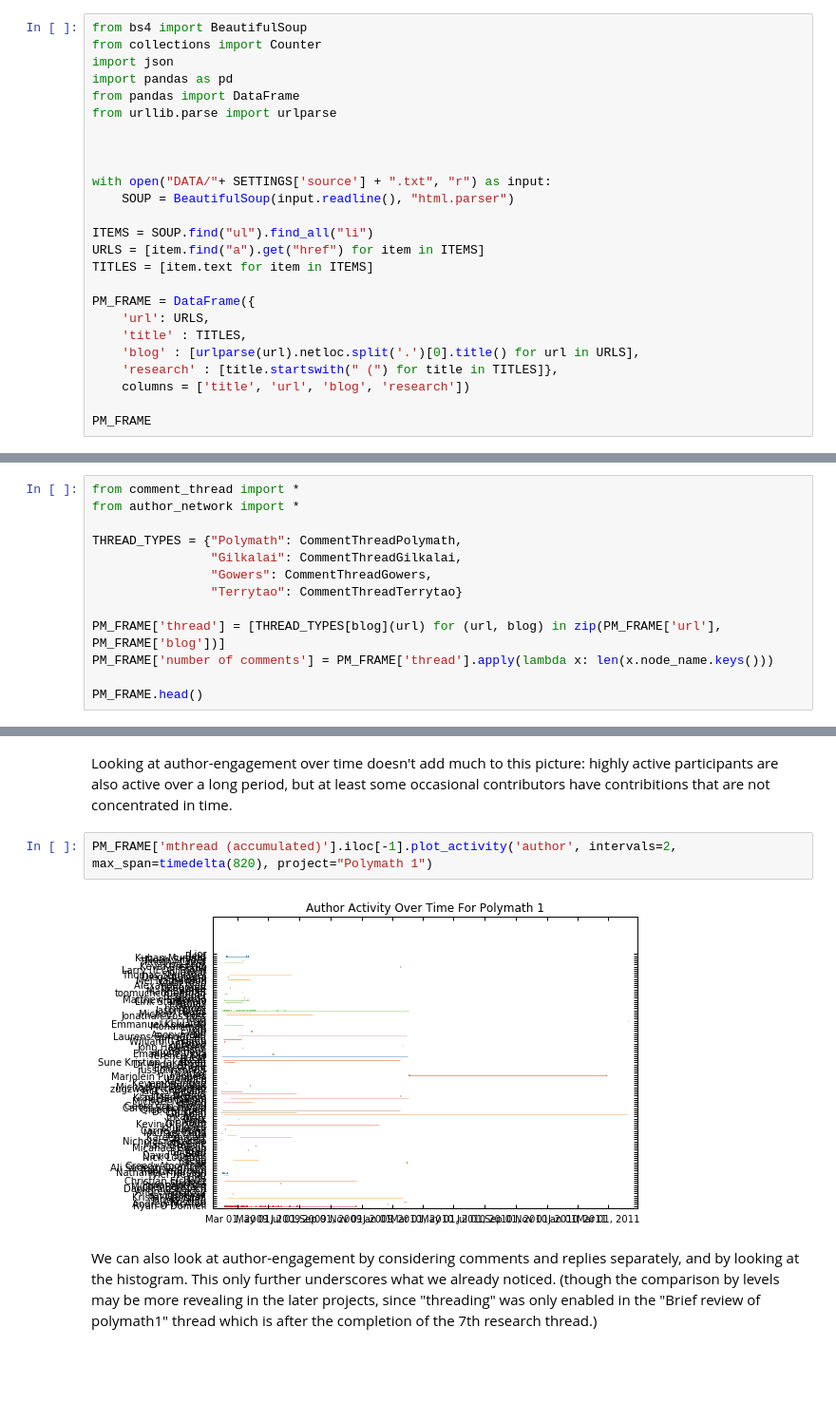
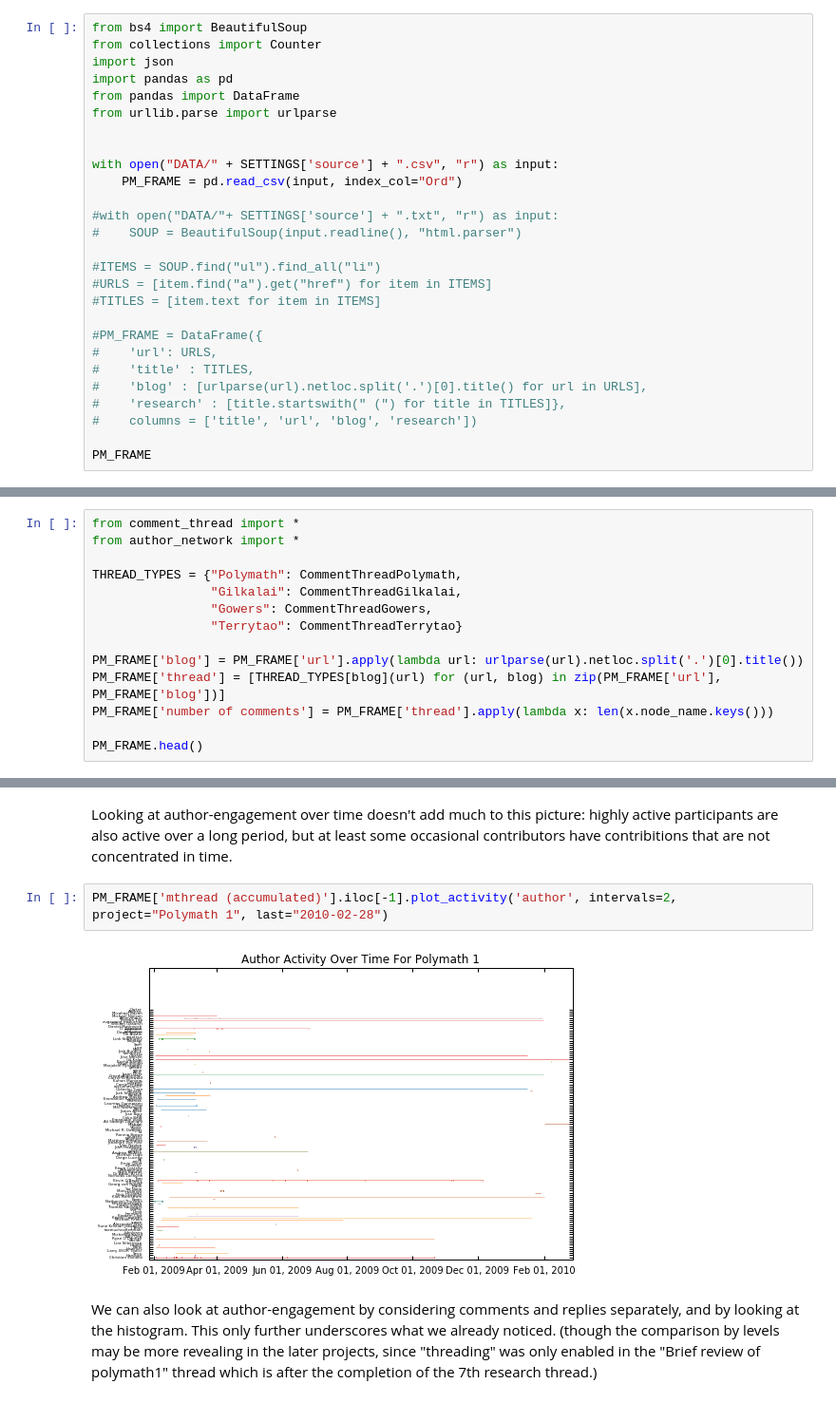
Before and after one commit to patrickallo/mathpracmod, a Jupyter notebook: PolymathGeneric.ipynb, the cells around one changed output, grey strips where cells are left out. Shown at 95% size. Cells and saved outputs as stored; diff of their text form; blank space fills up the shorter version.

```diff
--- a/PolymathGeneric.ipynb
+++ b/PolymathGeneric.ipynb
@@ -43,20 +43,22 @@ from pandas import DataFrame
 from urllib.parse import urlparse
 
 
+with open("DATA/" + SETTINGS['source'] + ".csv", "r") as input:
+    PM_FRAME = pd.read_csv(input, index_col="Ord")
 
-with open("DATA/"+ SETTINGS['source'] + ".txt", "r") as input:
-    SOUP = BeautifulSoup(input.readline(), "html.parser")
+#with open("DATA/"+ SETTINGS['source'] + ".txt", "r") as input:
+#    SOUP = BeautifulSoup(input.readline(), "html.parser")
 
-ITEMS = SOUP.find("ul").find_all("li")
-URLS = [item.find("a").get("href") for item in ITEMS]
-TITLES = [item.text for item in ITEMS]
+#ITEMS = SOUP.find("ul").find_all("li")
+#URLS = [item.find("a").get("href") for item in ITEMS]
+#TITLES = [item.text for item in ITEMS]
 
-PM_FRAME = DataFrame({
-    'url': URLS,
-    'title' : TITLES,
-    'blog' : [urlparse(url).netloc.split('.')[0].title() for url in URLS],
-    'research' : [title.startswith(" (") for title in TITLES]},
-    columns = ['title', 'url', 'blog', 'research'])
+#PM_FRAME = DataFrame({
+#    'url': URLS,
+#    'title' : TITLES,
+#    'blog' : [urlparse(url).netloc.split('.')[0].title() for url in URLS],
+#    'research' : [title.startswith(" (") for title in TITLES]},
+#    columns = ['title', 'url', 'blog', 'research'])
 
 PM_FRAME
 # %% [output]
@@ -112,6 +115,7 @@ THREAD_TYPES = {"Polymath": CommentThreadPolymath,
                 "Gowers": CommentThreadGowers,
                 "Terrytao": CommentThreadTerrytao}
 
+PM_FRAME['blog'] = PM_FRAME['url'].apply(lambda url: urlparse(url).netloc.split('.')[0].title())
 PM_FRAME['thread'] = [THREAD_TYPES[blog](url) for (url, blog) in zip(PM_FRAME['url'], PM_FRAME['blog'])]
 PM_FRAME['number of comments'] = PM_FRAME['thread'].apply(lambda x: len(x.node_name.keys()))
 
@@ -298,9 +306,9 @@ PM_FRAME['r_network'].dropna().iloc[-1].plot_author_activity_pie(project="Polyma
 # %% [markdown]
 Looking at author-engagement over time doesn't add much to this picture: highly active participants are also active over a long period, but at least some occasional contributors have contribitions that are not concentrated in time.
 # %%
-PM_FRAME['mthread (accumulated)'].iloc[-1].plot_activity('author', intervals=2, max_span=timedelta(820), project="Polymath 1")
+PM_FRAME['mthread (accumulated)'].iloc[-1].plot_activity('author', intervals=2, project="Polymath 1", last="2010-02-28")
 # %% [output]
-[figure, old version]
+[figure, new version]
 # %% [markdown]
 We can also look at author-engagement by considering comments and replies separately, and by looking at the histogram. This only further underscores what we already noticed. (though the comparison by levels may be more revealing in the later projects, since "threading" was only enabled in the "Brief review of polymath1" thread which is after the completion of the 7th research thread.)
 # %%
```
Also changed, not shown: parts of 22 cells of this notebook, 4 other files.
